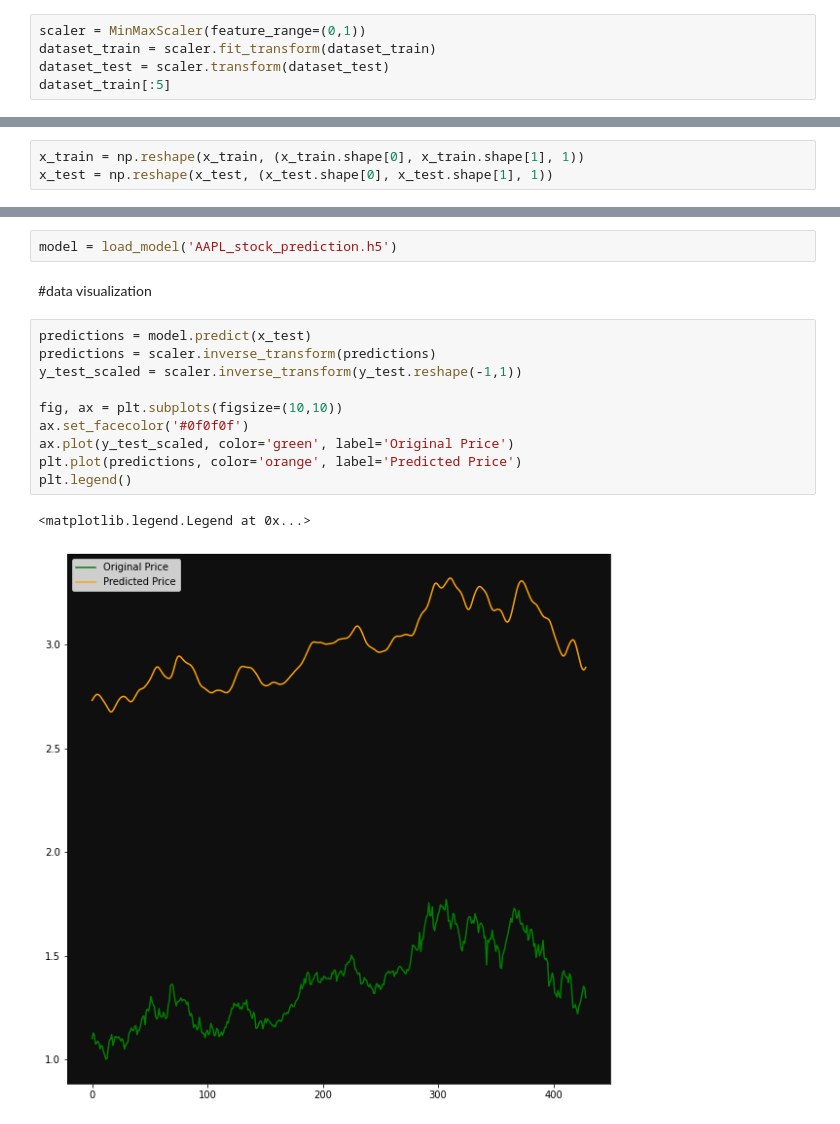
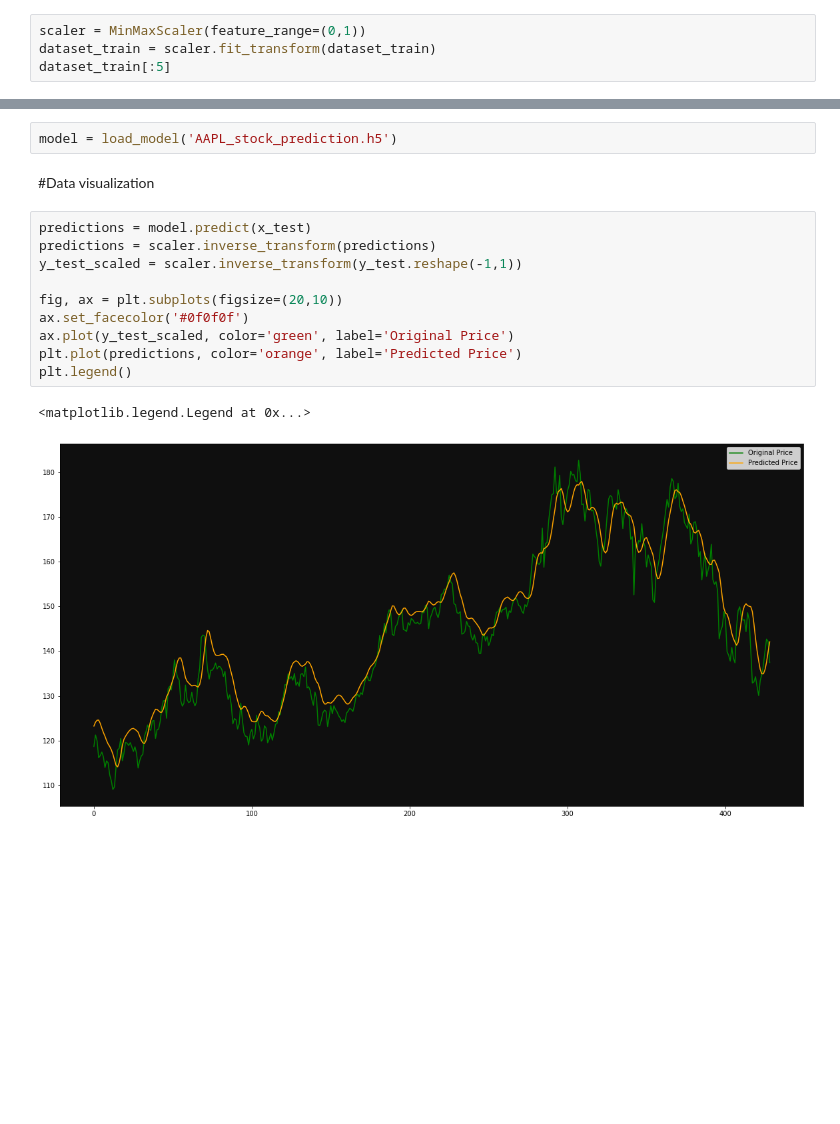
Before and after one commit to byrongomezjr/AAPLStockForecastingWithLSTM, a Jupyter notebook: AAPLStockForecastingWithLSTMs.ipynb, the cells around one changed output, grey strips where cells are left out. Drawn from its saved outputs; the diff is of its cells as text; blank space fills up the shorter version.

```diff
--- a/AAPLStockForecastingWithLSTMs.ipynb
+++ b/AAPLStockForecastingWithLSTMs.ipynb
@@ -46,7 +46,6 @@ from keras.layers import LSTM, Dense, Dropout
 # %%
 scaler = MinMaxScaler(feature_range=(0,1))
 dataset_train = scaler.fit_transform(dataset_train)
-dataset_test = scaler.transform(dataset_test)
 dataset_train[:5]
 # %% [output]
 array([[0.04706981],
@@ -85,4 +80 @@ x_test, y_test = create_dataset(dataset_test)
-# %%
-x_train = np.reshape(x_train, (x_train.shape[0], x_train.shape[1], 1))
-x_test = np.reshape(x_test, (x_test.shape[0], x_test.shape[1], 1))
 # %% [markdown]
@@ -127,17 +125,17 @@ Epoch 50/50
 # %%
 model = load_model('AAPL_stock_prediction.h5')
 # %% [markdown]
-#data visualization
+#Data visualization
 # %%
 predictions = model.predict(x_test)
 predictions = scaler.inverse_transform(predictions)
 y_test_scaled = scaler.inverse_transform(y_test.reshape(-1,1))
 
-fig, ax = plt.subplots(figsize=(10,10))
+fig, ax = plt.subplots(figsize=(20,10))
 ax.set_facecolor('#0f0f0f')
 ax.plot(y_test_scaled, color='green', label='Original Price')
 plt.plot(predictions, color='orange', label='Predicted Price')
 plt.legend()
 # %% [output]
 <matplotlib.legend.Legend at 0x...>
-[figure, old version]
+[figure, new version]
```
Also changed, not shown: parts of 12 cells of this notebook.
